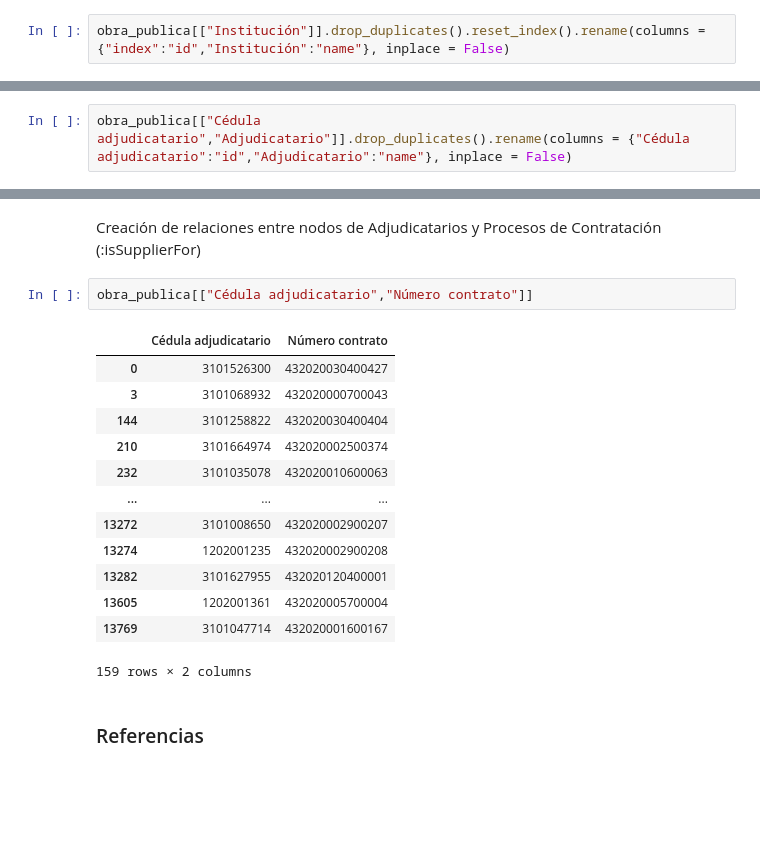
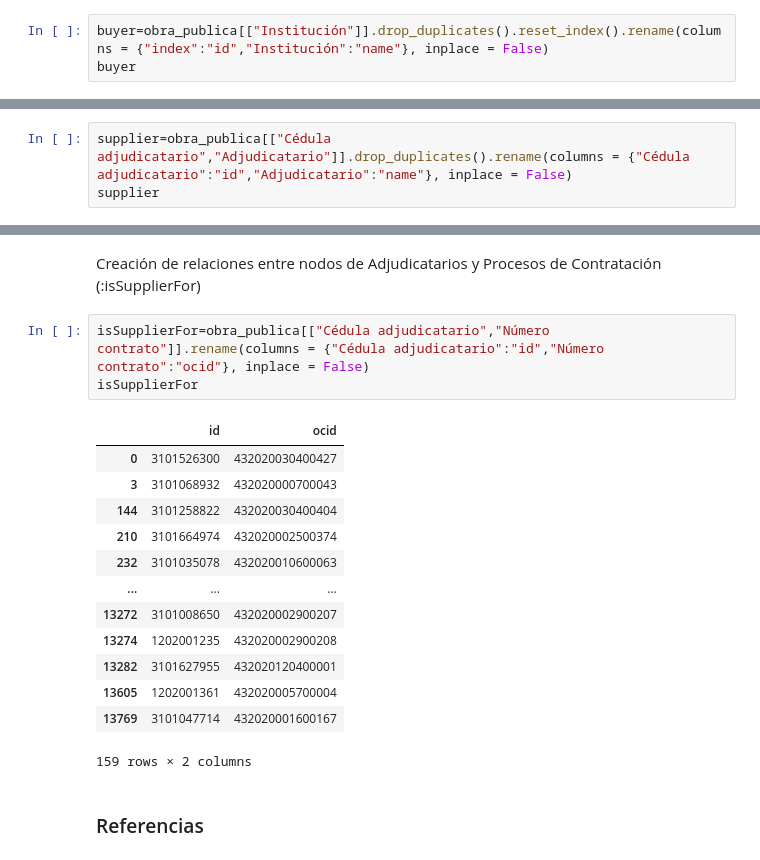
Before and after one commit to gvaleriou/tecnologias-de-informacion-para-lucha-anticorrupcion, a Jupyter notebook: Tecnologías de información para lucha anticorrupción.ipynb, the cells around one changed output, grey strips where cells are left out. Cells and saved outputs as stored; diff of their text form; blank space fills up the shorter version.

```diff
--- a/Tecnologías de información para lucha anticorrupción.ipynb
+++ b/Tecnologías de información para lucha anticorrupción.ipynb
@@ -123,7 +123,8 @@ El nodo es la unidad fundamental del grafo y se representa con un círculo y sus
 # %% [markdown]
 Creación de nodos de procesos de Instituciones Compradoras (:Buyer)
 # %%
-obra_publica[["Institución"]].drop_duplicates().reset_index().rename(columns = {"index":"id","Institución":"name"}, inplace = False)
+buyer=obra_publica[["Institución"]].drop_duplicates().reset_index().rename(columns = {"index":"id","Institución":"name"}, inplace = False)
+buyer
 # %% [output]
 |  | id | name |
 | 0 | 0 | Municipalidad de Cartago |
@@ -163,7 +165,8 @@ obra_publica[["Número contrato","Descripción","Modificaciones","Clasificación
 # %% [markdown]
 Creación de nodos de Adjudicatarios (:Supplier)
 # %%
-obra_publica[["Cédula adjudicatario","Adjudicatario"]].drop_duplicates().rename(columns = {"Cédula adjudicatario":"id","Adjudicatario":"name"}, inplace = False)
+supplier=obra_publica[["Cédula adjudicatario","Adjudicatario"]].drop_duplicates().rename(columns = {"Cédula adjudicatario":"id","Adjudicatario":"name"}, inplace = False)
+supplier
 # %% [output]
 |  | id | name |
 | 0 | 3101526300 | BIENES AHT DE COSTA RICA SOCIEDAD... |
@@ -201,9 +205,10 @@ obra_publica[["Institución","Número contrato"]]
 Creación de relaciones entre nodos de Adjudicatarios y Procesos de Contratación
 (:isSupplierFor)
 # %%
-obra_publica[["Cédula adjudicatario","Número contrato"]]
+isSupplierFor=obra_publica[["Cédula adjudicatario","Número contrato"]].rename(columns = {"Cédula adjudicatario":"id","Número contrato":"ocid"}, inplace = False)
+isSupplierFor
 # %% [output]
-|  | Cédula adjudicatario | Número contrato |
+|  | id | ocid |
 | 0 | 3101526300 | 432020030400427 |
 | 3 | 3101068932 | 432020000700043 |
 | 144 | 3101258822 | 432020030400404 |
```
Also changed, not shown: parts of 2 cells of this notebook, 1 other file.
